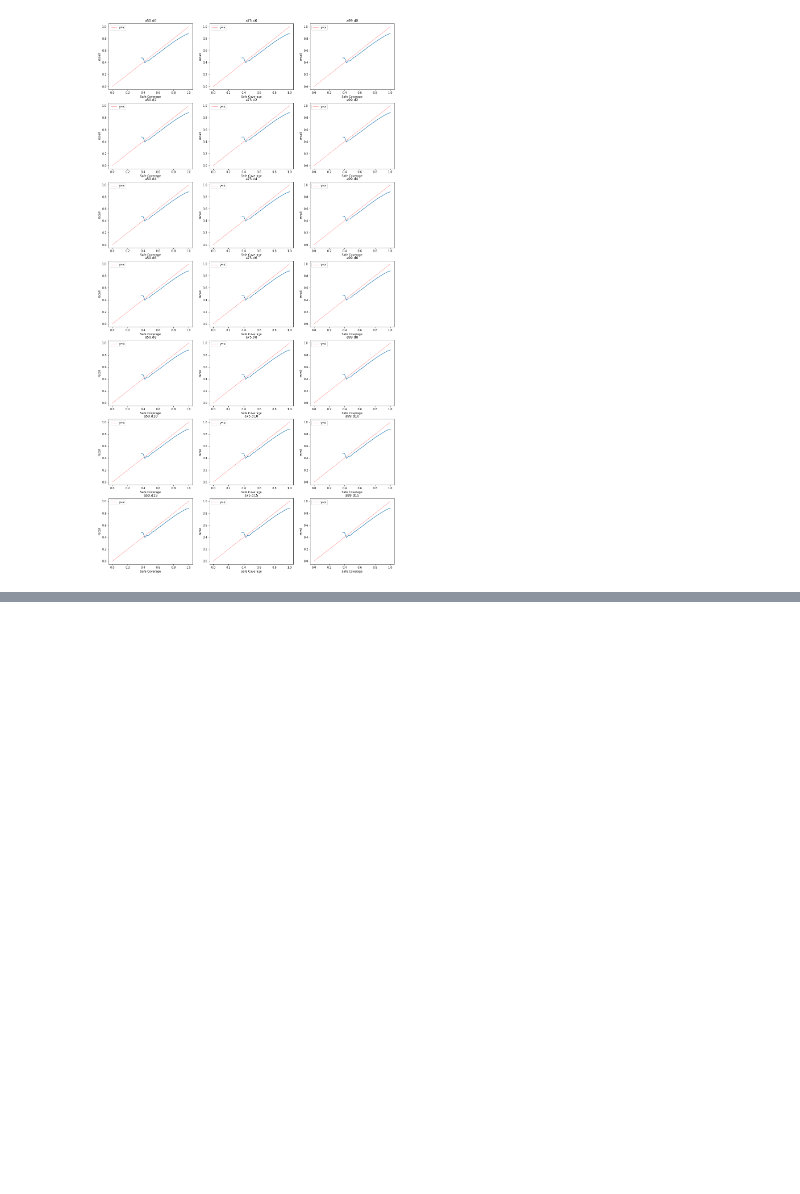
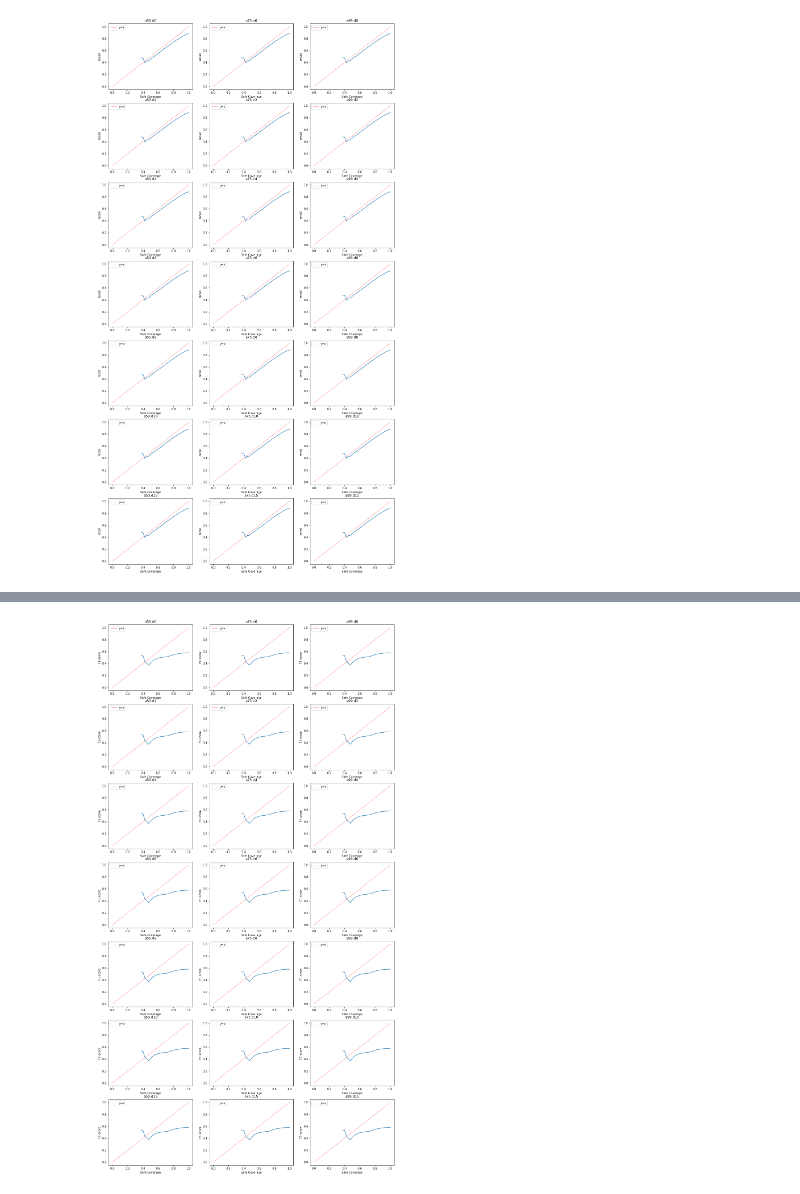
Before and after one commit to algbio/alignment-safety, a Jupyter notebook: pipeline/analysis/motifs.ipynb, the cells around one changed output, grey strips where cells are left out. Drawn from its saved outputs; the diff is of its cells as text; code cells hidden in the pictures; blank space fills up the shorter version.

```diff
--- a/pipeline/analysis/motifs.ipynb
+++ b/pipeline/analysis/motifs.ipynb
@@ -486,0 +491,4 @@ grid_safe_coverage_binned(groups, "recall", alphas, deltas, 41)
+# %%
+grid_safe_coverage_binned(groups, "F1-score", alphas, deltas, 41)
+# %% [output]
+[figure, added]
```
Also changed, not shown: parts of 1 cell of this notebook.
